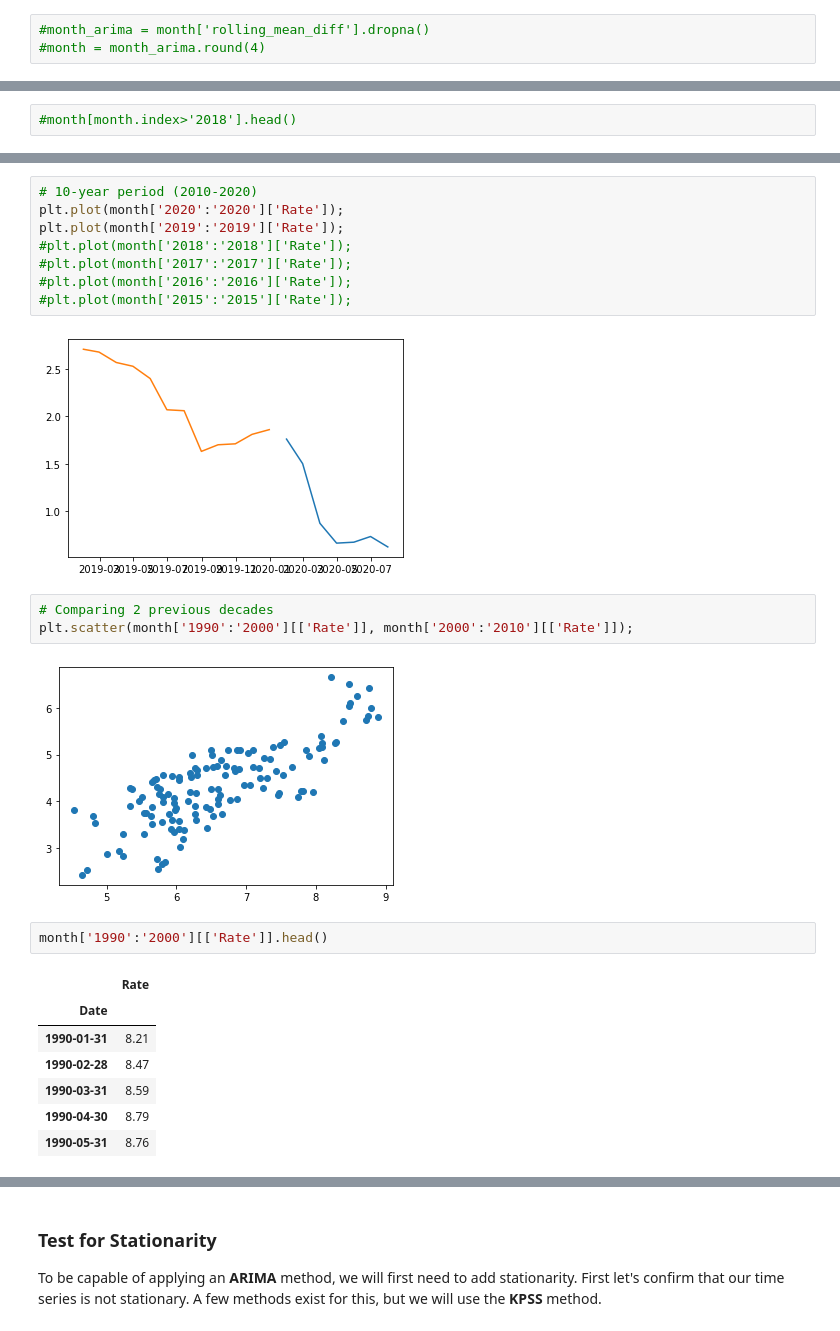
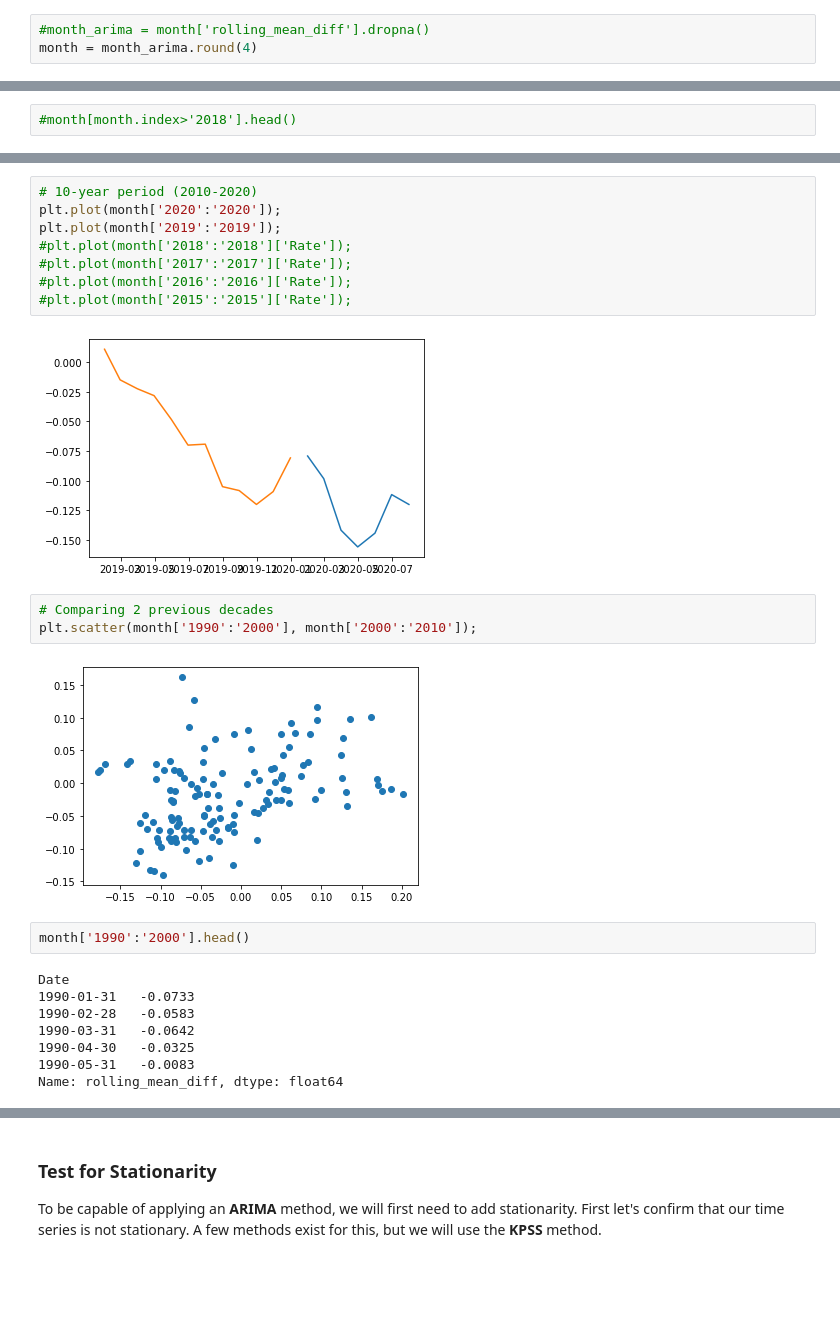
Before and after one commit to techthumb1/time_series_analysis, a Jupyter notebook: notebooks/stt-spc-us-bnd-vrs-0.10.ipynb, the cells around one changed output, grey strips where cells are left out. Saved outputs shown, nothing was run; the diff lists cells and outputs as text; blank space fills up the shorter version.

```diff
--- a/notebooks/stt-spc-us-bnd-vrs-0.10.ipynb
+++ b/notebooks/stt-spc-us-bnd-vrs-0.10.ipynb
@@ -162,3 +136,3 @@ for key, val in dftest[4].items():
 # %%
 #month_arima = month['rolling_mean_diff'].dropna()
-#month = month_arima.round(4)
+month = month_arima.round(4)
@@ -172,26 +148,26 @@ plt.plot(month['2000':'2010']['Rate']);
 # %%
 # 10-year period (2010-2020)
-plt.plot(month['2020':'2020']['Rate']);
-plt.plot(month['2019':'2019']['Rate']);
+plt.plot(month['2020':'2020']);
+plt.plot(month['2019':'2019']);
 #plt.plot(month['2018':'2018']['Rate']);
 #plt.plot(month['2017':'2017']['Rate']);
 #plt.plot(month['2016':'2016']['Rate']);
 #plt.plot(month['2015':'2015']['Rate']);
 # %% [output]
-[figure, old version]
+[figure, new version]
 # %%
 # Comparing 2 previous decades
-plt.scatter(month['1990':'2000'][['Rate']], month['2000':'2010'][['Rate']]);
+plt.scatter(month['1990':'2000'], month['2000':'2010']);
 # %% [output]
-[figure, old version]
+[figure, new version]
 # %%
-month['1990':'2000'][['Rate']].head()
+month['1990':'2000'].head()
 # %% [output]
-|  | Rate |
-| Date |  |
-| 1990-01-31 | 8.21 |
-| 1990-02-28 | 8.47 |
-| 1990-03-31 | 8.59 |
-| 1990-04-30 | 8.79 |
-| 1990-05-31 | 8.76 |
+Date
+1990-01-31   -0.0733
+1990-02-28   -0.0583
+1990-03-31   -0.0642
+1990-04-30   -0.0325
+1990-05-31   -0.0083
+Name: rolling_mean_diff, dtype: float64
 # %%
```
Also changed, not shown: parts of 36 cells of this notebook, 3 other files.
